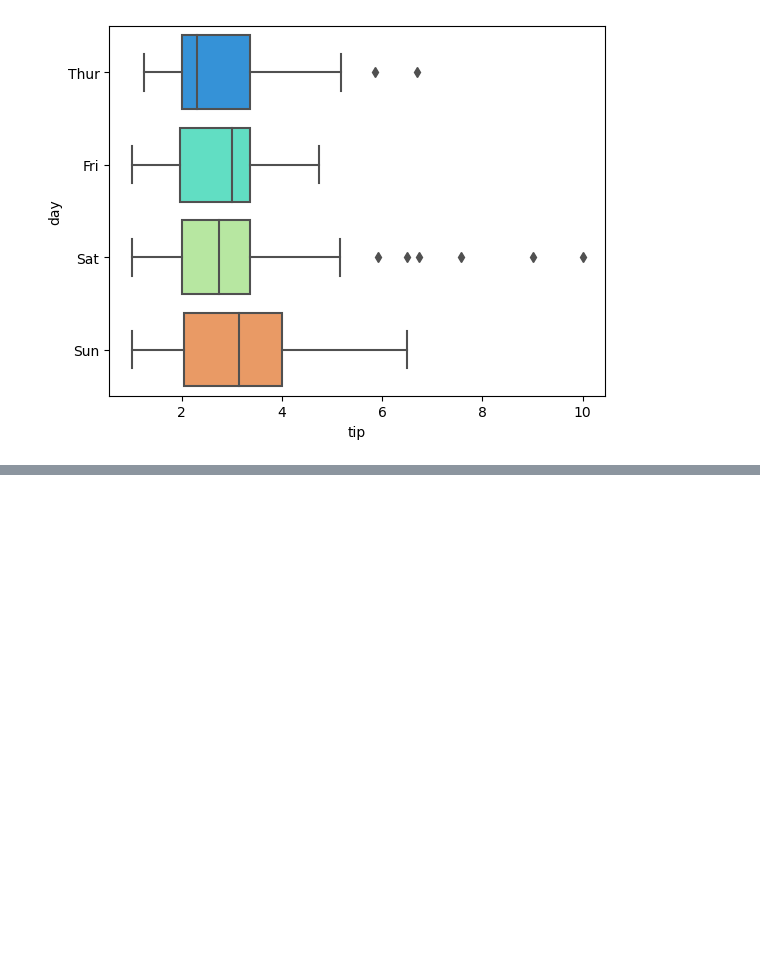
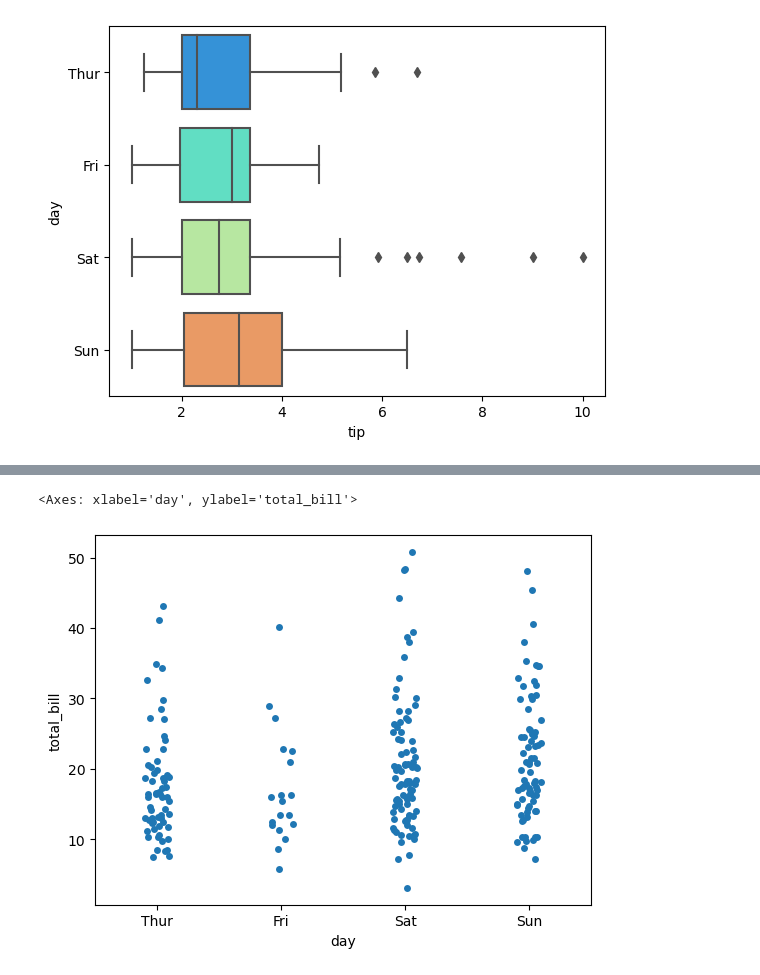
Before and after one commit to aakashdeshamne/Python, a Jupyter notebook: Matplot and Seaborn/Seaborn.ipynb, the cells around one changed output, grey strips where cells are left out. Drawn from its saved outputs; the diff is of its cells as text; code cells hidden in the pictures; blank space fills up the shorter version.

```diff
--- a/Matplot and Seaborn/Seaborn.ipynb
+++ b/Matplot and Seaborn/Seaborn.ipynb
@@ -84,0 +97,6 @@ sns.boxplot(x=df['tip'],y=df['day'],palette='rainbow')
+# %%
+# strip plot
+sns.stripplot(x=df['day'],y=df['total_bill'],jitter=True)
+# %% [output]
+<Axes: xlabel='day', ylabel='total_bill'>
+[figure, added]
```
Also changed, not shown: parts of 14 cells of this notebook.
